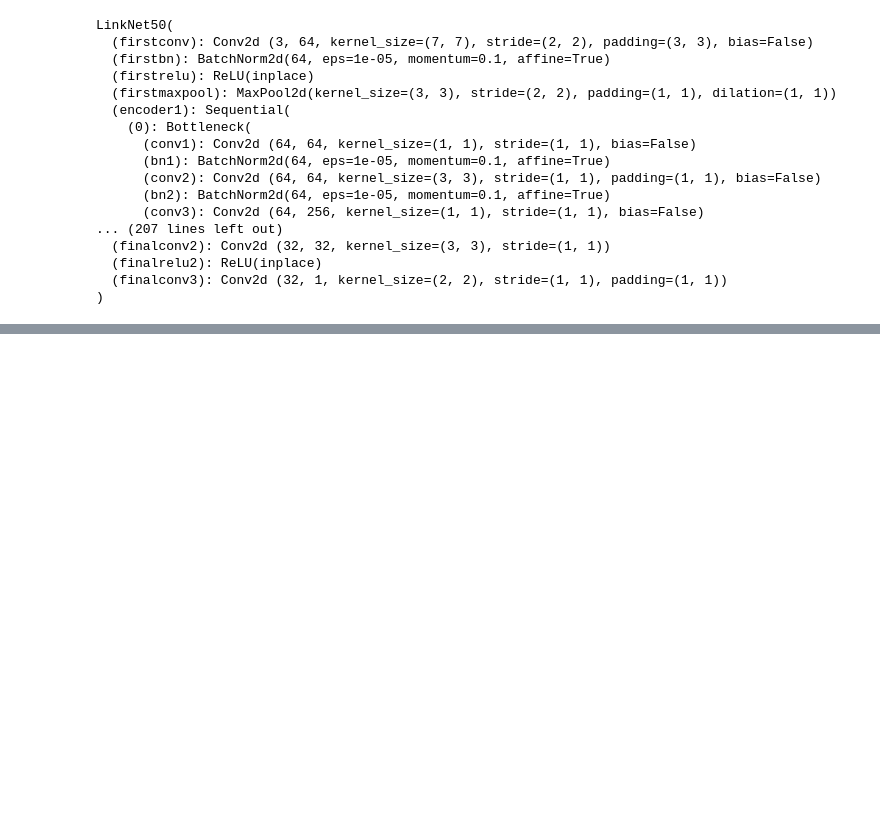
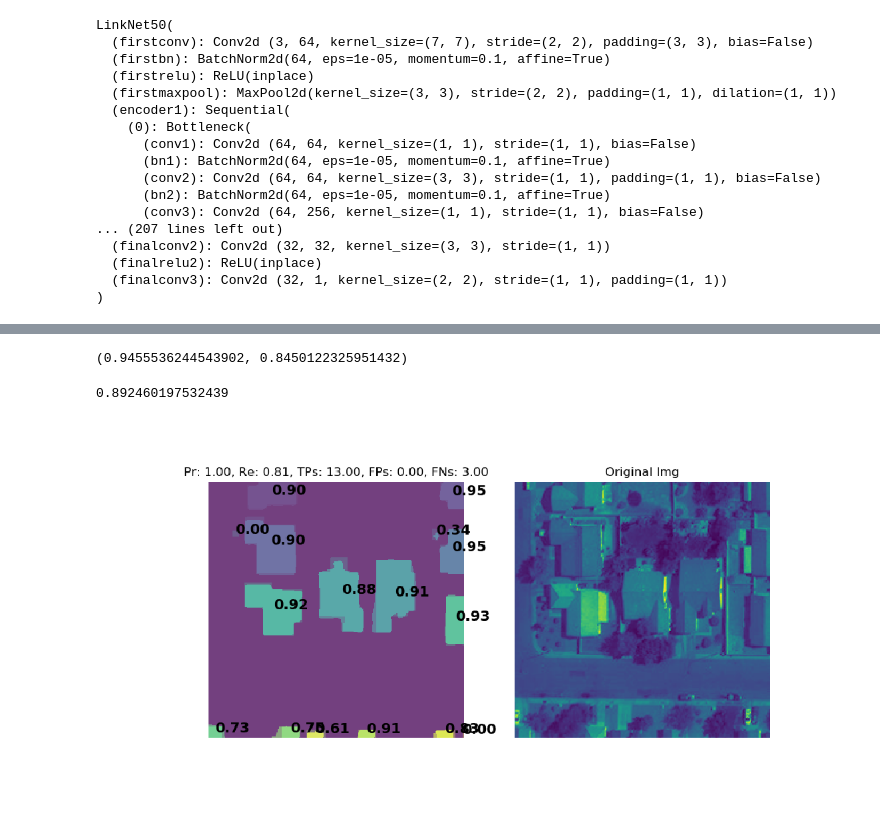
Before and after one commit to reynierhdez/crowdai-maps-2018, a Jupyter notebook: src/main.ipynb, the cells around one changed output, grey strips where cells are left out. Saved outputs shown, nothing was run; the diff lists cells and outputs as text; code cells hidden in the pictures; blank space fills up the shorter version.

```diff
--- a/src/main.ipynb
+++ b/src/main.ipynb
@@ -1949,0 +1952,4 @@ LinkNet50(
+# %%
+import pandas as pd
+
+df = pd.read_csv('prere.csv')
@@ -1949,0 +1965,8 @@ LinkNet50(
+# %%
+df.pre.mean(),df.re.mean()
+# %% [output]
+(0.9455536244543902, 0.8450122325951432)
+# %%
+2/(1/df.pre.mean()+1/df.re.mean())
+# %% [output]
+0.892460197532439
@@ -1949,0 +1976,7 @@ LinkNet50(
+# %%
+plt.figure(figsize=(20,10))
+plt.imshow(imread('saved_imgs/'+df[pd.notnull(df.img_saved_id)].sample(n=1).img_saved_id.values[0]))
+plt.axis('off')
+plt.show()
+# %% [output]
+[figure, added]
```
Also changed, not shown: parts of 3 cells of this notebook, 3 other files.
